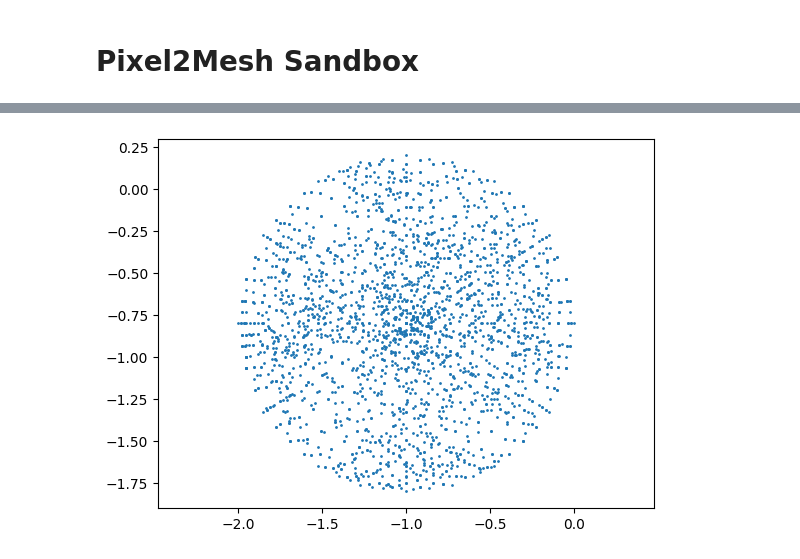
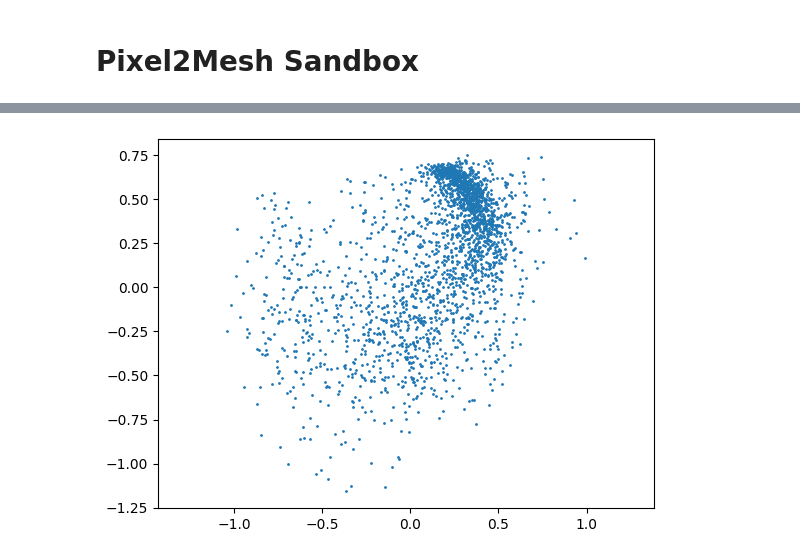
Before and after one commit to 3d-pollen-reconstruction/sequoia, a Jupyter notebook: notebooks/p2m_sandbox.ipynb, the cells around one changed output, grey strips where cells are left out. Saved outputs shown, nothing was run; the diff lists cells and outputs as text; code cells hidden in the pictures.

```diff
--- a/notebooks/p2m_sandbox.ipynb
+++ b/notebooks/p2m_sandbox.ipynb
@@ -946,9 +981,9 @@ class P2MLoss(nn.Module):
 
         loss = (
               chamfer_loss
-            #+ img_loss     * self.options.weights.reconst
+            + img_loss     * self.options.weights.reconst
             + lap_loss     * self.options.weights.laplace
-            #+ move_loss    * self.options.weights.move
+            + move_loss    * self.options.weights.move
             + edge_loss    * self.options.weights.edge
             + normal_loss  * self.options.weights.normal
         )
@@ -1042,6 +1139,7 @@ optimizer = torch.optim.Adam(model.parameters(), lr=1e-2)
 # %%
 # 4) simple train loop
-num_epochs = 10
+best_loss = np.inf
+num_epochs = 1000
 for epoch in range(1, num_epochs+1):
     model.train()
     epoch_loss = 0.0
@@ -1071,10 +1169,16 @@ for epoch in range(1, num_epochs+1):
         loss, summary = loss_fn(outputs, targets)
 
         loss.backward()
+
         optimizer.step()
 
         epoch_loss += loss.item()
 
     avg = epoch_loss / len(loader)
+    if avg < best_loss:
+        best_loss = avg
+        # save model checkpoint
+        torch.save(model.state_dict(), os.path.join('notebooks/p2m', "lowest_p2m_loss.pth"))
+        print(f"Saved model with loss {best_loss:.4f} at epoch {epoch}")
     print(f"Epoch {epoch}/{num_epochs}  —  avg loss: {avg:.7f}")
 # %% [output]
@@ -1098,0 +1207,10 @@ torch.Size([5120, 3])
+# %%
+model_inf = P2MModel(
+    options=options.model,
+    ellipsoid=ell,
+    camera_f=torch.tensor(camera_f, device=device),
+    camera_c=torch.tensor(camera_c),
+    mesh_pos=torch.tensor([0.0,0.0,0.0], device=device),
+).to(device)
+
+model_inf.load_state_dict(torch.load(os.path.join('notebooks/p2m', "lowest_p2m_loss.pth")))
@@ -1098,0 +1223,5 @@ torch.Size([5120, 3])
+# %%
+model_inf.eval()
+
+with torch.no_grad():
+    out = model_inf(imgs[8].unsqueeze(0))
@@ -1099,11 +1238,11 @@ torch.Size([5120, 3])
 # %%
 import matplotlib.pyplot as plt
-verts = pred_left["pred_coord"][2][0]        # select level‐2, batch‐0
+verts = out["pred_coord"][2][0]        # select level‐2, batch‐0
 verts = verts.detach().cpu().numpy()        # to numpy
 
 # project to XY plane for a scatterplot
 plt.scatter(verts[:,0], verts[:,1], s=1)
 plt.axis('equal')
 plt.show()
 # %% [output]
-[figure, old version]
+[figure, new version]
```
Also changed, not shown: parts of 25 cells of this notebook, 9 other files.
